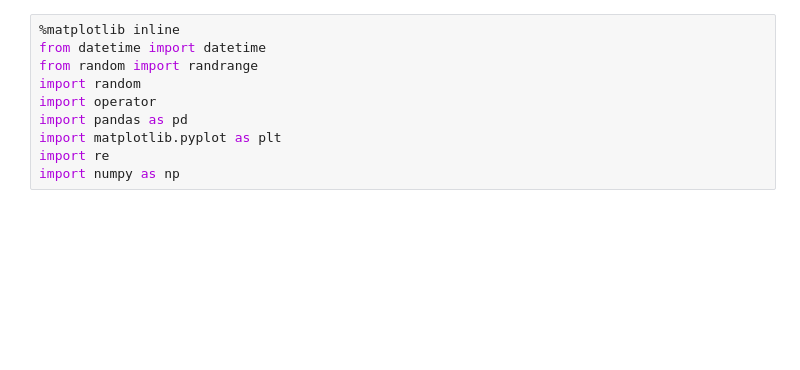
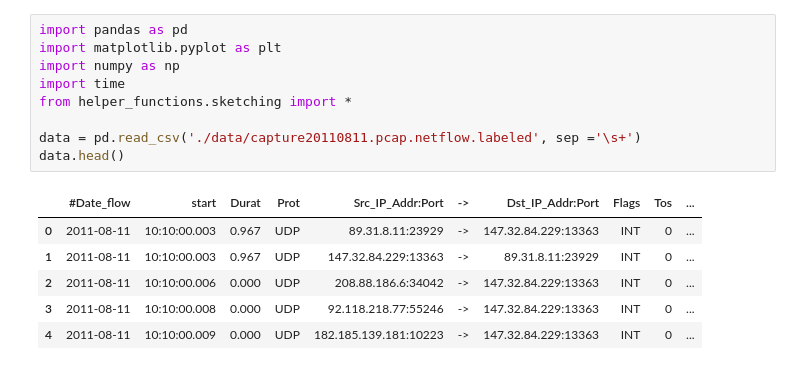
Before and after one commit to giannislelekas/CS4035, a Jupyter notebook: lab3/Sketching_Task.ipynb, the cells around one changed output. Cells and saved outputs as stored; diff of their text form; blank space fills up the shorter version.

Commit message:
Sketching task almost complete (comments needed); Discretization and Profiling updated

```diff
--- a/lab3/Sketching_Task.ipynb
+++ b/lab3/Sketching_Task.ipynb
@@ -1,10 +1,16 @@
-# %%
-%matplotlib inline
-from datetime import datetime
-from random import randrange
-import random
-import operator
-import pandas as pd
-import matplotlib.pyplot as plt
-import re
-import numpy as np
+# %%
+import pandas as pd
+import matplotlib.pyplot as plt
+import numpy as np
+import time
+from helper_functions.sketching import *
+
+data = pd.read_csv('./data/capture20110811.pcap.netflow.labeled', sep ='\s+')
+data.head()
+# %% [output]
+|  | #Date_flow | start | Durat | Prot | Src_IP_Addr:Port | -> | Dst_IP_Addr:Port | Flags | Tos | ... |
+| 0 | 2011-08-11 | 10:10:00.003 | 0.967 | UDP | 89.31.8.11:23929 | -> | 147.32.84.229:13363 | INT | 0 | ... |
+| 1 | 2011-08-11 | 10:10:00.003 | 0.967 | UDP | 147.32.84.229:13363 | -> | 89.31.8.11:23929 | INT | 0 | ... |
+| 2 | 2011-08-11 | 10:10:00.006 | 0.000 | UDP | 208.88.186.6:34042 | -> | 147.32.84.229:13363 | INT | 0 | ... |
+| 3 | 2011-08-11 | 10:10:00.008 | 0.000 | UDP | 92.118.218.77:55246 | -> | 147.32.84.229:13363 | INT | 0 | ... |
+| 4 | 2011-08-11 | 10:10:00.009 | 0.000 | UDP | 182.185.139.181:10223 | -> | 147.32.84.229:13363 | INT | 0 | ... |
```
Also changed, not shown: parts of 16 cells of this notebook, 4 other files.
